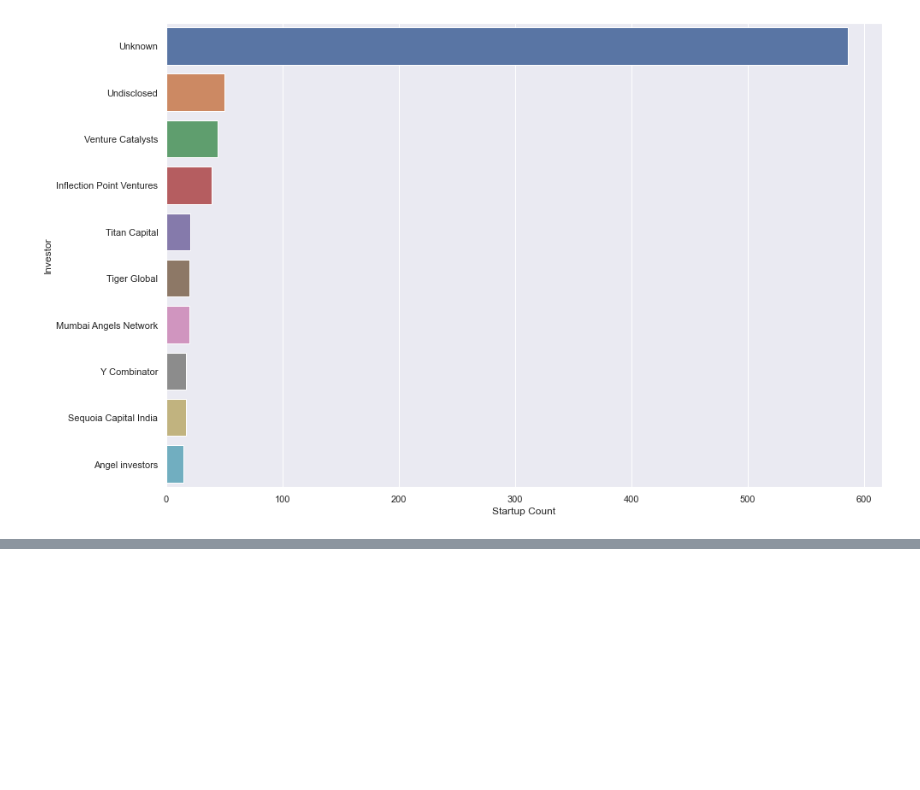
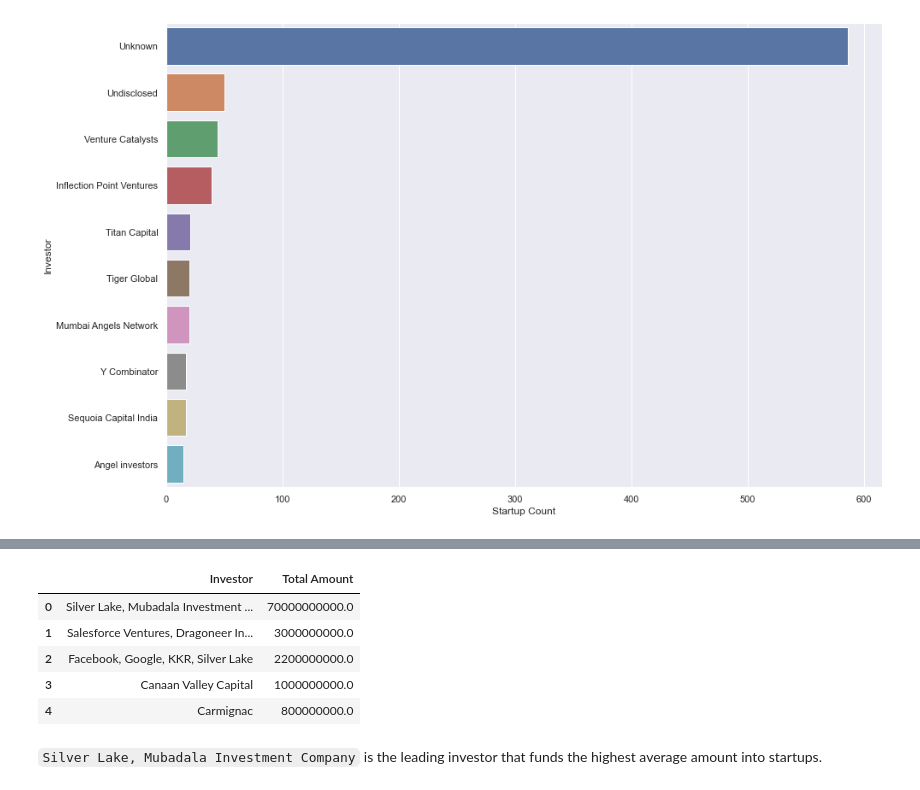
Before and after one commit to HannahMwende/India-startup-funding-analysis, a Jupyter notebook: indian_startup_funding.ipynb, the cells around one changed output, grey strips where cells are left out. Drawn from its saved outputs; the diff is of its cells as text; code cells hidden in the pictures; blank space fills up the shorter version.

````diff
--- a/indian_startup_funding.ipynb
+++ b/indian_startup_funding.ipynb
@@ -2925,0 +2958,11 @@ sns.barplot(data=investors_summary, x='Startup Count', y='Investor')
+# %%
+top_5
+# %% [output]
+|  | Investor | Total Amount |
+| 0 | Silver Lake, Mubadala Investment ... | 70000000000.0 |
+| 1 | Salesforce Ventures, Dragoneer In... | 3000000000.0 |
+| 2 | Facebook, Google, KKR, Silver Lake | 2200000000.0 |
+| 3 | Canaan Valley Capital | 1000000000.0 |
+| 4 | Carmignac | 800000000.0 |
+# %% [markdown]
+```Silver Lake, Mubadala Investment Company``` is the leading investor that funds the highest average  amount into startups.
````
Also changed, not shown: parts of 14 cells of this notebook.
